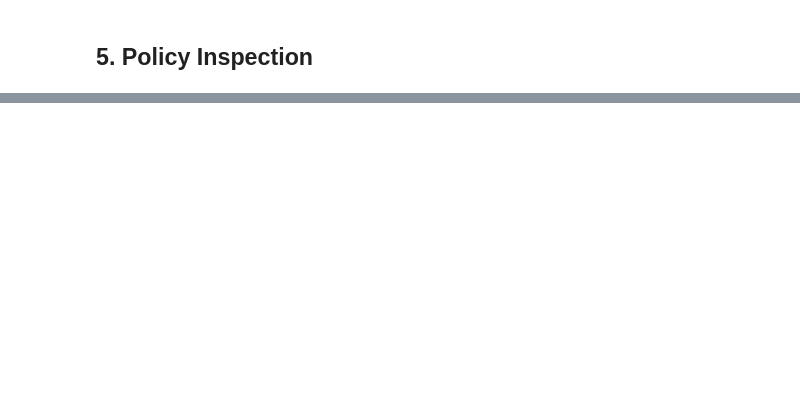
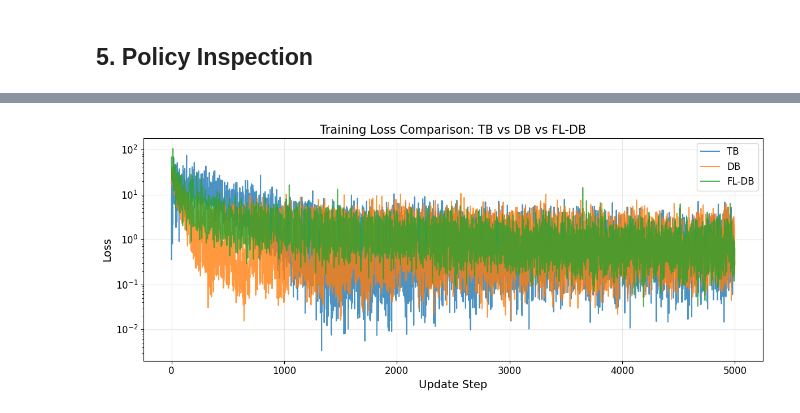
Before and after one commit to qhuang20/gflownet-seq-gen, a Jupyter notebook: run_training.ipynb, the cells around one changed output, grey strips where cells are left out. Saved outputs shown, nothing was run; the diff lists cells and outputs as text; code cells hidden in the pictures; blank space fills up the shorter version.

```diff
--- a/run_training.ipynb
+++ b/run_training.ipynb
@@ -201,10 +167,9 @@ Policy for state [2, ['C', 'C', 'ε', 'ε']]:
 # %%
-# Show last 20 sampled states
 print("Last 20 sampled states:")
 for state in result.sampled_states[-20:]:
     seq = ''.join(s for s in state[1] if s != 'ε') or 'ε'
     reward = reward_fn(state[1])
-    marker = "✓" if reward > 0.1 else " "
+    marker = "*" if reward > 0.1 else " "
     print(f"  {marker} {seq}")
 # %% [output]
 Last 20 sampled states:
@@ -226,0 +224,25 @@ Last 20 sampled states:
+# %%
+result_tb = train(reward_fn_match, config_tb, verbose=True)
+# %%
+result_db = train(reward_fn_match, config_db, verbose=True)
+# %%
+result_fldb = train(reward_fn_alignment, config_fldb, verbose=True)
+# %%
+fig, ax = plt.subplots(figsize=(12, 5))
+
+ax.plot(result_tb.losses, label='TB', alpha=0.8)
+ax.plot(result_db.losses, label='DB', alpha=0.8)
+ax.plot(result_fldb.losses, label='FL-DB', alpha=0.8)
+
+ax.set_yscale('log')
+ax.set_xlabel('Update Step', fontsize=14)
+ax.set_ylabel('Loss', fontsize=14)
+ax.set_title('Training Loss Comparison: TB vs DB vs FL-DB', fontsize=15)
+ax.tick_params(labelsize=12)
+ax.legend(fontsize=12)
+ax.grid(True, alpha=0.3)
+
+plt.tight_layout()
+plt.show()
+# %% [output]
+[figure, added]
```
Also changed, not shown: parts of 26 cells of this notebook, 39 other files.
